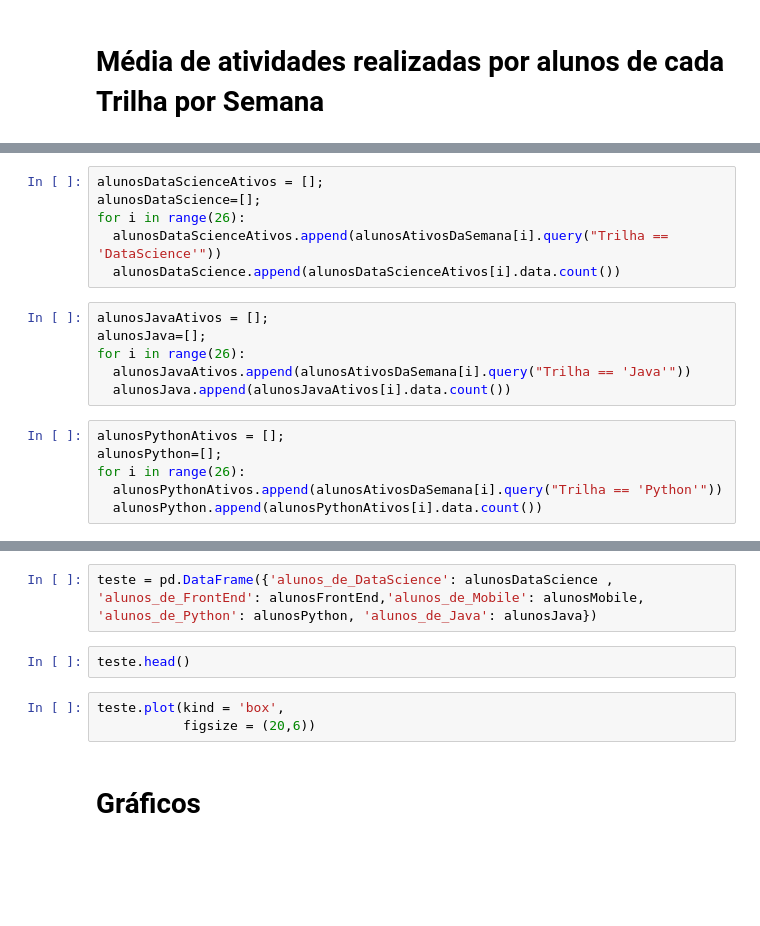
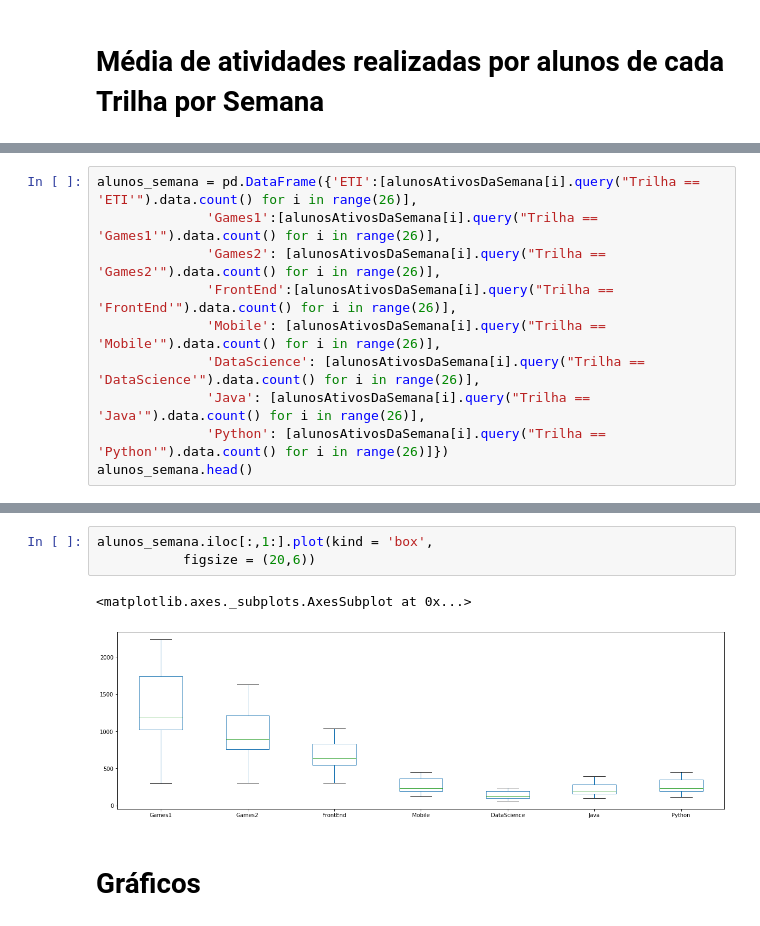
Before and after one commit to marcelopaludetto/aulao-datascience, a Jupyter notebook: aulaoDataScience_atualizado.ipynb, the cells around one changed output, grey strips where cells are left out. Drawn from its saved outputs; the diff is of its cells as text; blank space fills up the shorter version.

```diff
--- a/aulaoDataScience_atualizado.ipynb
+++ b/aulaoDataScience_atualizado.ipynb
@@ -370,18 +388,10 @@ for i in range(26):
-# %%
-alunosDataScienceAtivos = [];
-alunosDataScience=[];
-for i in range(26):
-  alunosDataScienceAtivos.append(alunosAtivosDaSemana[i].query("Trilha == 'DataScience'"))
-  alunosDataScience.append(alunosDataScienceAtivos[i].data.count())
-# %%
-alunosJavaAtivos = [];
-alunosJava=[];
-for i in range(26):
-  alunosJavaAtivos.append(alunosAtivosDaSemana[i].query("Trilha == 'Java'"))
-  alunosJava.append(alunosJavaAtivos[i].data.count())
-# %%
-alunosPythonAtivos = [];
-alunosPython=[];
-for i in range(26):
-  alunosPythonAtivos.append(alunosAtivosDaSemana[i].query("Trilha == 'Python'"))
-  alunosPython.append(alunosPythonAtivos[i].data.count())
+# %%
+alunos_semana = pd.DataFrame({'ETI':[alunosAtivosDaSemana[i].query("Trilha == 'ETI'").data.count() for i in range(26)],
+              'Games1':[alunosAtivosDaSemana[i].query("Trilha == 'Games1'").data.count() for i in range(26)],
+              'Games2': [alunosAtivosDaSemana[i].query("Trilha == 'Games2'").data.count() for i in range(26)],
+              'FrontEnd':[alunosAtivosDaSemana[i].query("Trilha == 'FrontEnd'").data.count() for i in range(26)],
+              'Mobile': [alunosAtivosDaSemana[i].query("Trilha == 'Mobile'").data.count() for i in range(26)],
+              'DataScience': [alunosAtivosDaSemana[i].query("Trilha == 'DataScience'").data.count() for i in range(26)],
+              'Java': [alunosAtivosDaSemana[i].query("Trilha == 'Java'").data.count() for i in range(26)],
+              'Python': [alunosAtivosDaSemana[i].query("Trilha == 'Python'").data.count() for i in range(26)]})
+alunos_semana.head()
@@ -390,10 +419,9 @@ dados[24].groupby('Trilha').mean().atividadesGerais.sort_values()
-# %%
-teste = pd.DataFrame({'alunos_de_DataScience': alunosDataScience , 'alunos_de_FrontEnd': alunosFrontEnd,'alunos_de_Mobile': alunosMobile, 'alunos_de_Python': alunosPython, 'alunos_de_Java': alunosJava})
-# %%
-teste.head()
 # %%
-teste.plot(kind = 'box',
+alunos_semana.iloc[:,1:].plot(kind = 'box',
            figsize = (20,6))
+# %% [output]
+<matplotlib.axes._subplots.AxesSubplot at 0x...>
+[figure, added]
 # %% [markdown]
 # Gráficos
 # %%
```
Also changed, not shown: parts of 21 cells of this notebook.
